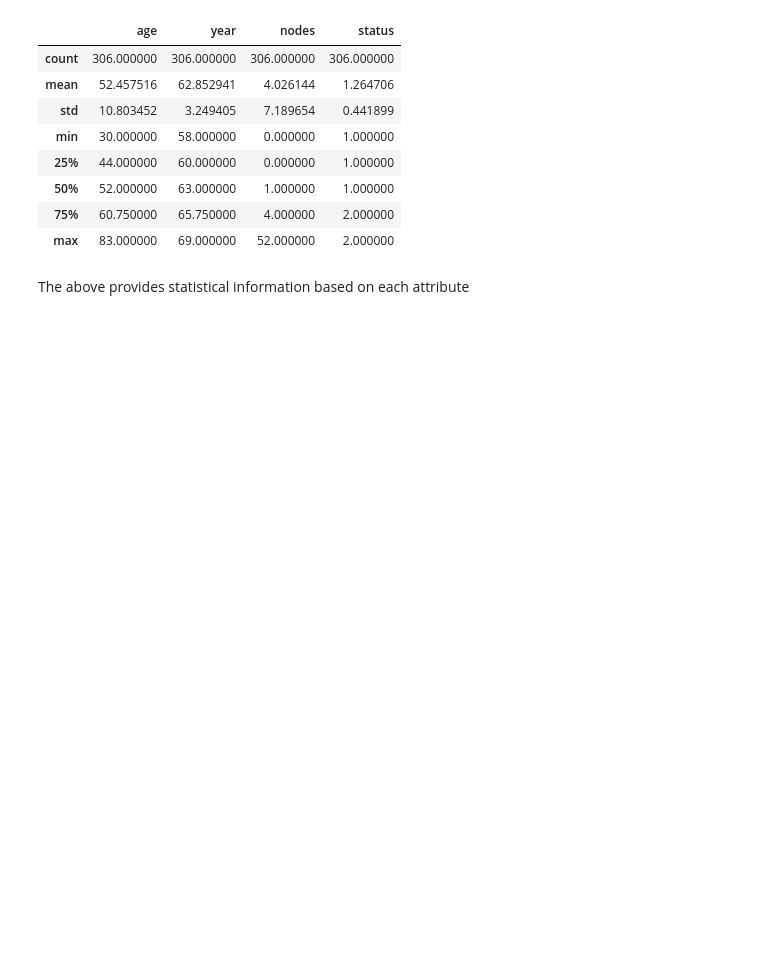
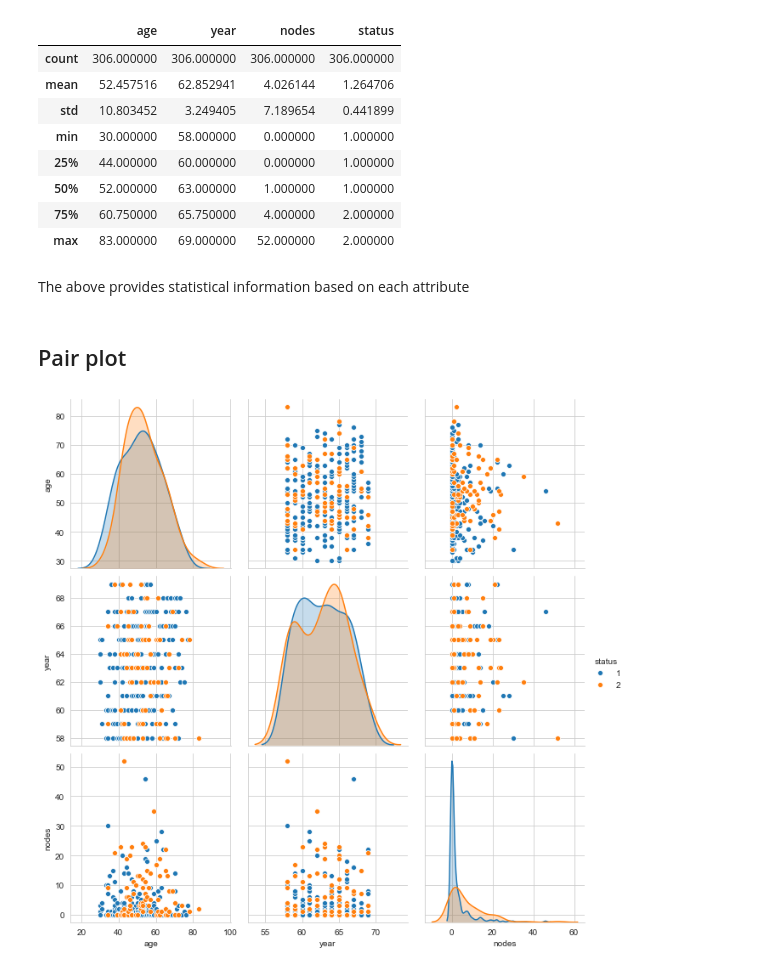
Before and after one commit to MubRab/eda-haberman-cancer-survival, a Jupyter notebook: EDA on Haberman Cancer Survival.ipynb, the cells around one changed output. Saved outputs shown, nothing was run; the diff lists cells and outputs as text; code cells hidden in the pictures; blank space fills up the shorter version.

Commit message:
added plots

```diff
--- a/EDA on Haberman Cancer Survival.ipynb
+++ b/EDA on Haberman Cancer Survival.ipynb
@@ -60,3 +60,12 @@ haberman.describe()
 | max | 83.000000 | 69.000000 | 52.000000 | 2.000000 |
 # %% [markdown]
 The above provides statistical information based on each attribute
+# %% [markdown]
+## Pair plot
+# %%
+plt.close();
+sns.set_style("whitegrid");
+sns.pairplot(haberman, hue="status", size=3);
+plt.show()
+# %% [output]
+[figure, added]
```
Also changed, not shown: parts of 8 cells of this notebook.
